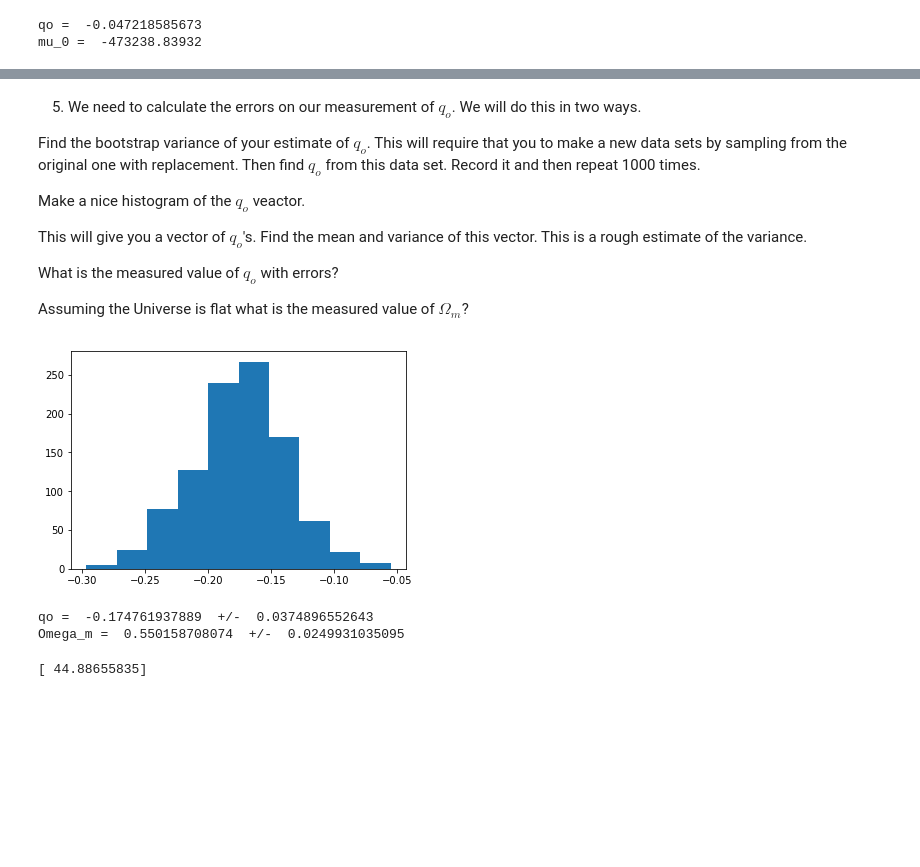
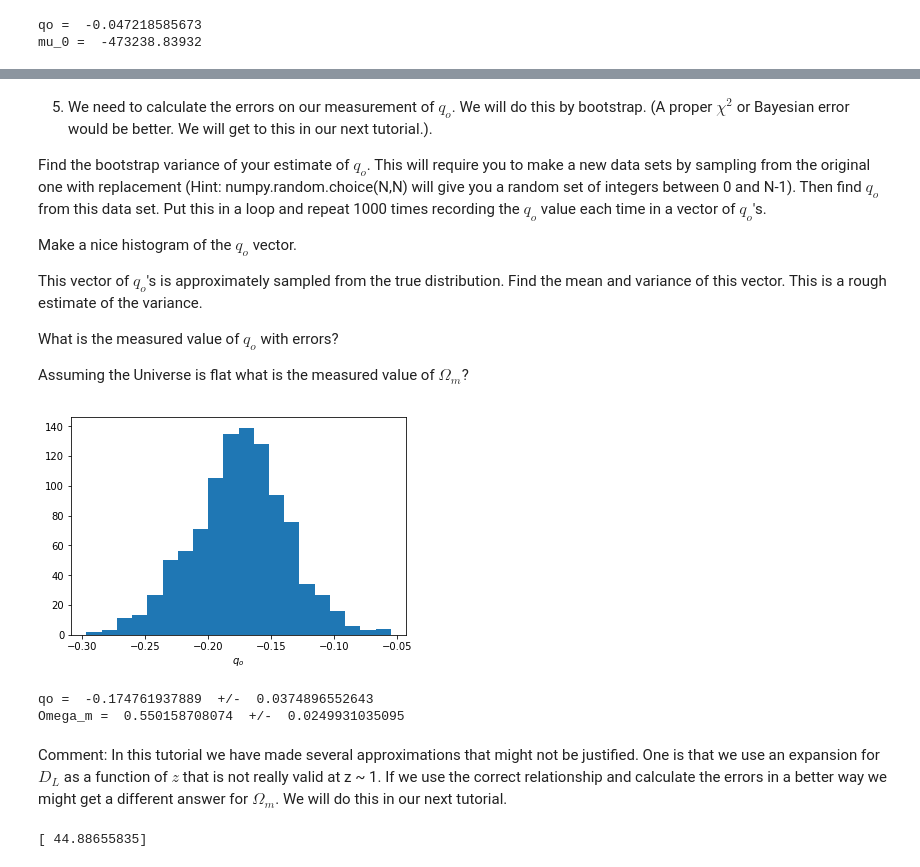
Before and after one commit to rbmetcalf/Practical-Statistics, a Jupyter notebook: tutorials/tut_06.ipynb, the cells around one changed output, grey strips where cells are left out. Drawn from its saved outputs; the diff is of its cells as text; code cells hidden in the pictures; blank space fills up the shorter version.

```diff
--- a/tutorials/tut_06.ipynb
+++ b/tutorials/tut_06.ipynb
@@ -166,11 +175,11 @@ qo =  -0.174809872456
 # %% [markdown]
-5) We need to calculate the errors on our measurement of $q_o$.  We will do this in two ways.
+5) We need to calculate the errors on our measurement of $q_o$.  We will do this by bootstrap. (A proper $\chi^2$ or Bayesian error would be better.  We will get to this in our next tutorial.).
 
-Find the bootstrap variance of your estimate of $q_o$.  This will require that you to make a new data sets by sampling from the original one with replacement.  Then find $q_o$ from this data set.  Record it and then repeat 1000 times.
+Find the bootstrap variance of your estimate of $q_o$.  This will require you to make a new data sets by sampling from the original one with replacement (Hint: numpy.random.choice(N,N) will give you a random set of integers between 0 and N-1).  Then find $q_o$ from this data set.  Put this in a loop and repeat 1000 times recording the $q_o$ value each time in a vector of $q_o$'s.
 
-Make a nice histogram of the $q_o$ veactor.
+Make a nice histogram of the $q_o$ vector.
 
-This will give you a vector of $q_o$'s.  Find the mean and variance of this vector.  This is a rough estimate of the variance.
+This vector of $q_o$'s is approximately sampled from the true distribution.  Find the mean and variance of this vector.  This is a rough estimate of the variance.
 
 What is the measured value of $q_o$ with errors?
 
@@ -182,18 +191,20 @@ for i in range(0,len(qo)):
     index = np.random.choice(len(z),len(z))
     model, pcov = curve_fit(func,z[index],mu[index],sigma=mu_err[index], absolute_sigma=True)
     qo[i] = model[1]
-    #qo[i] = model[0]/model[1]
-
-
-plt.hist(qo)
-plt.show()
-
-print 'qo = ',np.mean(qo),' +/- ',np.std(qo)
-print 'Omega_m = ',(np.mean(qo) + 1)/1.5,' +/- ',np.std(qo)/1.5
-# %% [output]
-[figure, removed]
-qo =  -0.174761937889  +/-  0.0374896552643
-Omega_m =  0.550158708074  +/-  0.0249931035095
+# %%
+
+plt.hist(qo,bins=20)
+plt.xlabel(r'$q_o$')
+plt.show()
+
+print 'qo = ',np.mean(qo),' +/- ',np.std(qo)
+print 'Omega_m = ',(np.mean(qo) + 1)/1.5,' +/- ',np.std(qo)/1.5
+# %% [output]
+[figure, added]
+qo =  -0.174761937889  +/-  0.0374896552643
+Omega_m =  0.550158708074  +/-  0.0249931035095
+# %% [markdown]
+Comment:  In this tutorial we have made several approximations that might not be justified.  One is that we use an expansion for $D_L$ as a function of $z$ that is not really valid at z ~ 1.  If we use the correct relationship and calculate the errors in a better way we might get a different answer for $\Omega_m$.  We will do this in our next tutorial.
 # %%
 muz = 5*(0.5*np.log10(1+z) + np.log10(np.sqrt(1+z) - 1 ) )
 model = np.polyfit(z,mu - muz,0,w=1/mu_err)
```
Also changed, not shown: parts of 13 cells of this notebook.
